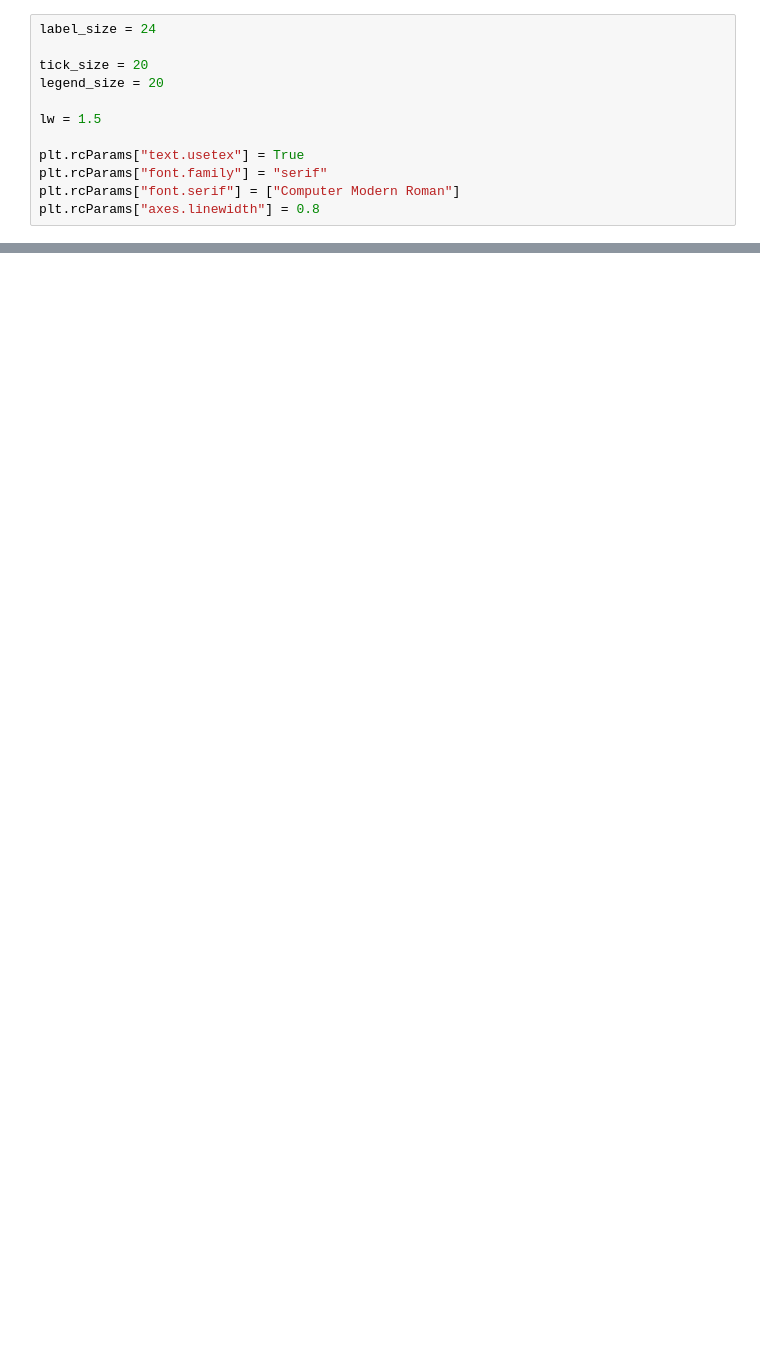
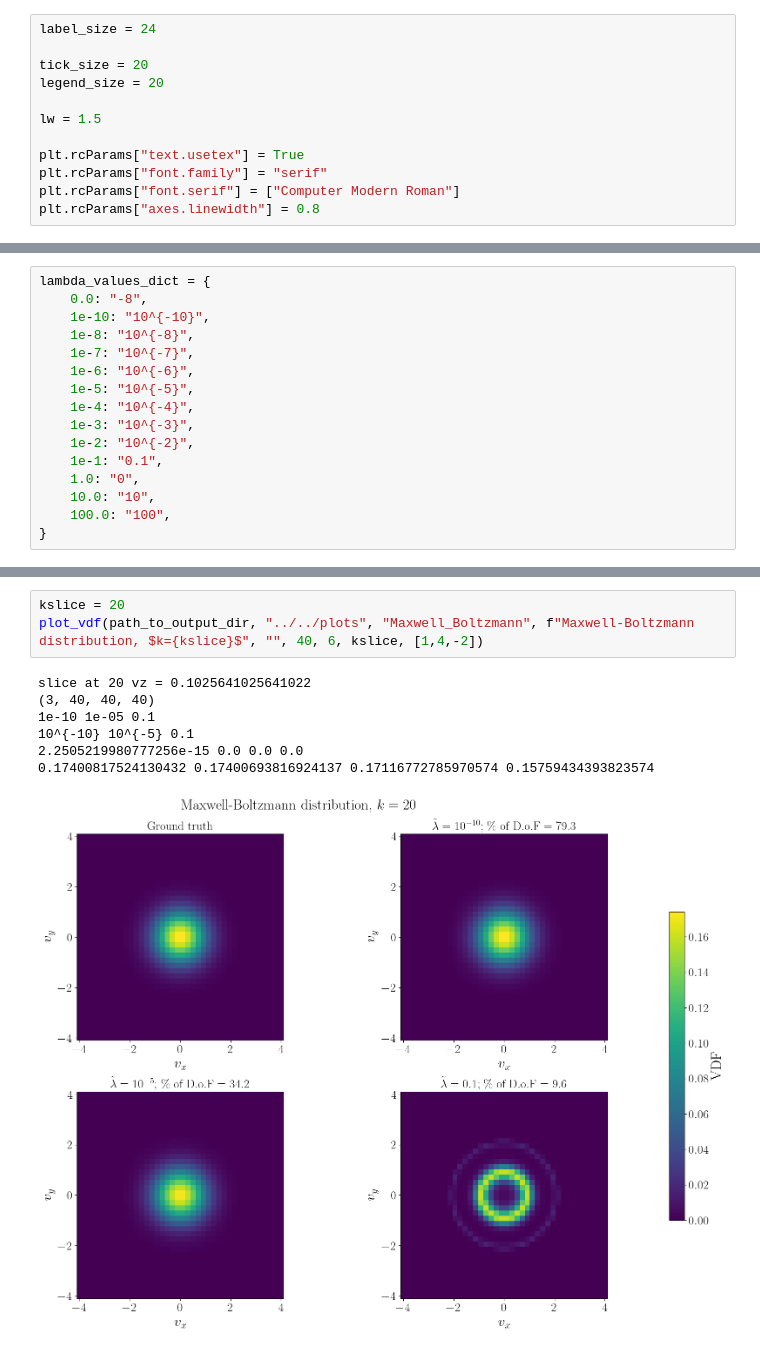
Before and after one commit to ACoM-RWTH/SPEcQK.jl, a Jupyter notebook: simulations/paper_2026_sparse_and_lowrank/plotting.ipynb, the cells around one changed output, grey strips where cells are left out. Cells and saved outputs as stored; diff of their text form; blank space fills up the shorter version.

```diff
--- a/simulations/paper_2026_sparse_and_lowrank/plotting.ipynb
+++ b/simulations/paper_2026_sparse_and_lowrank/plotting.ipynb
@@ -107,0 +208,16 @@ plot_L2_and_next_errors("../../output", "../../plots", "Druyvesteyn", 20, 4, 6,
+# %%
+lambda_values_dict = {
+    0.0: "-8",
+    1e-10: "10^{-10}",
+    1e-8: "10^{-8}",
+    1e-7: "10^{-7}",
+    1e-6: "10^{-6}",
+    1e-5: "10^{-5}",
+    1e-4: "10^{-4}",
+    1e-3: "10^{-3}",
+    1e-2: "10^{-2}",
+    1e-1: "0.1",
+    1.0: "0",
+    10.0: "10",
+    100.0: "100",
+}
@@ -107,0 +307,11 @@ plot_L2_and_next_errors("../../output", "../../plots", "Druyvesteyn", 20, 4, 6,
+# %%
+kslice = 20
+plot_vdf(path_to_output_dir, "../../plots", "Maxwell_Boltzmann", f"Maxwell-Boltzmann distribution, $k={kslice}$", "", 40, 6, kslice, [1,4,-2])
+# %% [output]
+slice at 20 vz = 0.1025641025641022
+(3, 40, 40, 40)
+1e-10 1e-05 0.1
+10^{-10} 10^{-5} 0.1
+2.2505219980777256e-15 0.0 0.0 0.0
+0.17400817524130432 0.17400693816924137 0.17116772785970574 0.15759434393823574
+[figure, added]
```
Also changed, not shown: parts of 19 cells of this notebook, 2 other files.
